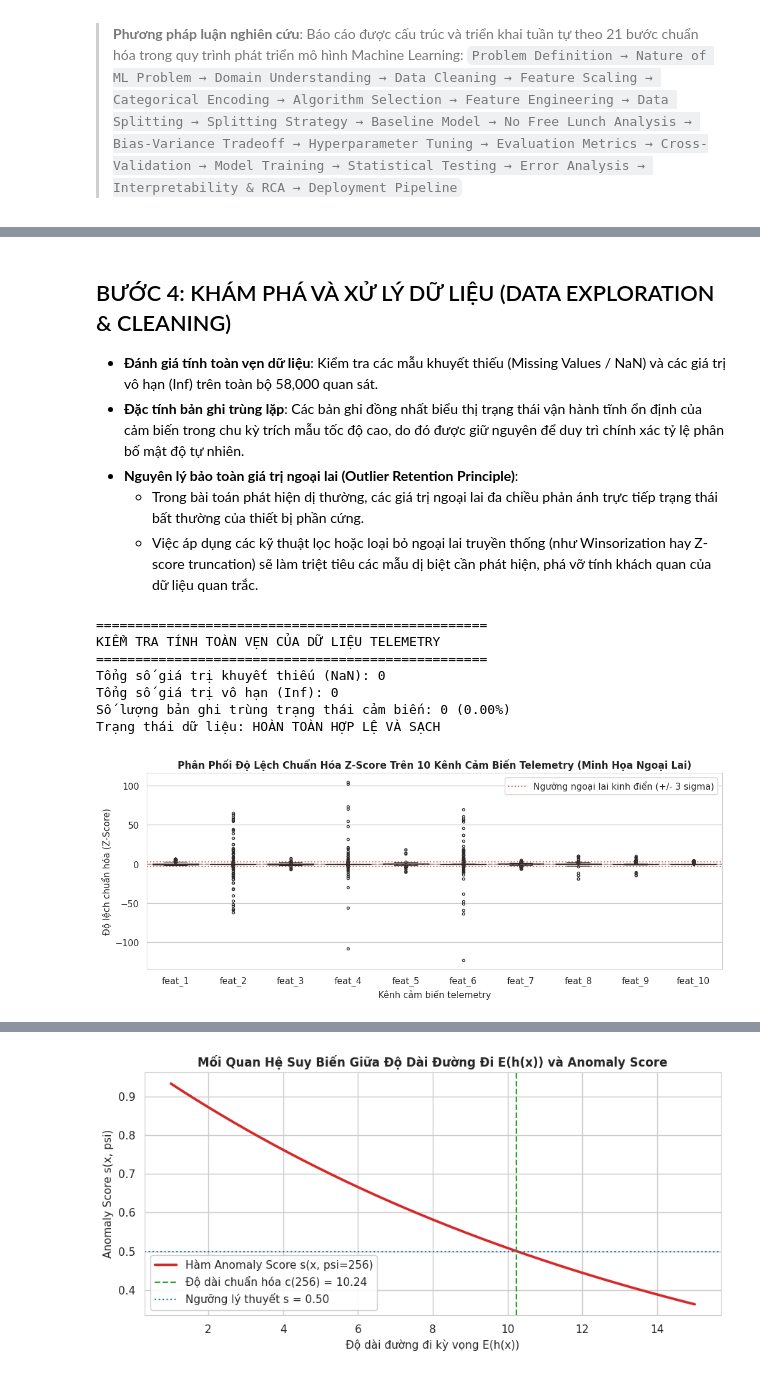
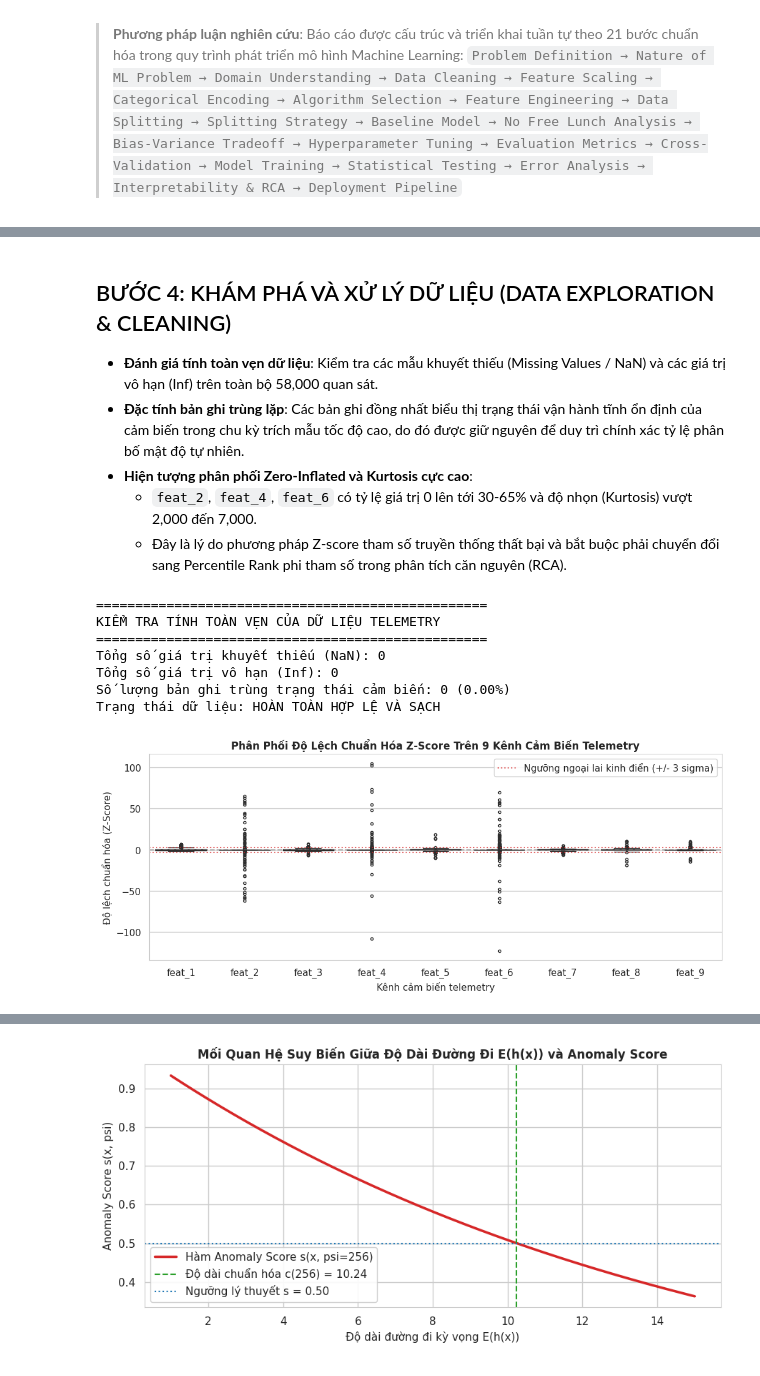
Before and after one commit to vongocgiavy/IFOREST, a Jupyter notebook: shuttle_anomaly_detection_iforest.ipynb, the cells around one changed output, grey strips where cells are left out. Drawn from its saved outputs; the diff is of its cells as text; code cells hidden in the pictures.

Commit message:
Fix label leakage and RCA Z-score instability; retrain on 9 sensor features and add external supervised validation

```diff
--- a/shuttle_anomaly_detection_iforest.ipynb
+++ b/shuttle_anomaly_detection_iforest.ipynb
@@ -53,20 +55,33 @@ from run_pipeline import (
     train_test_split,
     KFold,
     unsupervised_feature_importance,
-    explain_anomalies_root_cause
+    explain_anomalies_root_cause,
+    robust_deviation,
+    roc_auc_score,
+    average_precision_score,
+    roc_curve,
+    precision_recall_curve,
+    precision_score,
+    recall_score,
+    f1_score
 )
 
-# Nạp dữ liệu cảm biến thô
+# Nạp dữ liệu và tách nhãn UCI
 data_path = 'shuttle.csv'
-feature_cols = [f'feat_{i}' for i in range(1, 11)]
-df_raw = pd.read_csv(data_path, header=None, names=feature_cols)
-X_raw = df_raw.copy()
+all_col_names = [f'feat_{i}' for i in range(1, 11)]
+df_raw = pd.read_csv(data_path, header=None, names=all_col_names)
+
+# Tách 9 cảm biến thật và nhãn lớp UCI
+sensor_cols = [f'feat_{i}' for i in range(1, 10)]
+X_raw = df_raw[sensor_cols].copy()
+y_raw = df_raw['feat_10'].values.astype(int)
 
 print("==================================================")
 print("MÔI TRƯỜNG VÀ DỮ LIỆU CẢM BIẾN TELEMETRY NASA SHUTTLE")
 print("==================================================")
-print(f"Kích thước ma trận thô: {X_raw.shape[0]:,} dòng x {X_raw.shape[1]} cột")
-print(f"Danh sách các thuộc tính: {list(X_raw.columns)}")
+print(f"Kích thước ma trận đặc trưng X: {X_raw.shape[0]:,} dòng x {X_raw.shape[1]} cảm biến số (Leak-Free)")
+print(f"Danh sách cảm biến: {list(X_raw.columns)}")
+print(f"Bóc tách nhãn lớp UCI: feat_10 ({len(np.unique(y_raw))} lớp) -> Chỉ dùng cho External Validation")
 # %% [output]
 ==================================================
 MÔI TRƯỜNG VÀ DỮ LIỆU CẢM BIẾN TELEMETRY NASA SHUTTLE
@@ -131,45 +146,45 @@ plt.show()
 
 - **Đánh giá tính toàn vẹn dữ liệu**: Kiểm tra các mẫu khuyết thiếu (Missing Values / NaN) và các giá trị vô hạn (Inf) trên toàn bộ 58,000 quan sát.
 - **Đặc tính bản ghi trùng lặp**: Các bản ghi đồng nhất biểu thị trạng thái vận hành tĩnh ổn định của cảm biến trong chu kỳ trích mẫu tốc độ cao, do đó được giữ nguyên để duy trì chính xác tỷ lệ phân bố mật độ tự nhiên.
-- **Nguyên lý bảo toàn giá trị ngoại lai (Outlier Retention Principle)**:
-  - Trong bài toán phát hiện dị thường, các giá trị ngoại lai đa chiều phản ánh trực tiếp trạng thái bất thường của thiết bị phần cứng.
-  - Việc áp dụng các kỹ thuật lọc hoặc loại bỏ ngoại lai truyền thống (như Winsorization hay Z-score truncation) sẽ làm triệt tiêu các mẫu dị biệt cần phát hiện, phá vỡ tính khách quan của dữ liệu quan trắc.
+- **Hiện tượng phân phối Zero-Inflated và Kurtosis cực cao**:
+  - `feat_2`, `feat_4`, `feat_6` có tỷ lệ giá trị 0 lên tới 30-65% và độ nhọn (Kurtosis) vượt 2,000 đến 7,000.
+  - Đây là lý do phương pháp Z-score tham số truyền thống thất bại và bắt buộc phải chuyển đổi sang Percentile Rank phi tham số trong phân tích căn nguyên (RCA).
 # %%
 # Kiểm tra tính toàn vẹn dữ liệu
 n_missing = int(X_raw.isnull().sum().sum())
 n_inf = int(np.isinf(X_raw.to_numpy()).sum())
 n_duplicates = int(X_raw.duplicated().sum())
 
 print("==================================================")
 print("KIỂM TRA TÍNH TOÀN VẸN CỦA DỮ LIỆU TELEMETRY")
 print("==================================================")
 print(f"Tổng số giá trị khuyết thiếu (NaN): {n_missing}")
 print(f"Tổng số giá trị vô hạn (Inf): {n_inf}")
 print(f"Số lượng bản ghi trùng trạng thái cảm biến: {n_duplicates:,} ({n_duplicates/len(X_raw)*100:.2f}%)")
 print(f"Trạng thái dữ liệu: {'HOÀN TOÀN HỢP LỆ VÀ SẠCH' if n_missing == 0 and n_inf == 0 else 'CẦN XỬ LÝ'}")
 
-# Trực quan hóa phân phối ngoại lai trên 10 kênh cảm biến telemetry (Z-score Boxplots)
+# Trực quan hóa phân phối ngoại lai trên 9 kênh cảm biến telemetry (Z-score Boxplots)
 Z_scores = (X_raw - X_raw.mean()) / X_raw.std()
-plt.figure(figsize=(11, 4.5), dpi=100)
+plt.figure(figsize=(10.5, 4.5), dpi=100)
 sns.boxplot(data=Z_scores, palette="Blues_r", fliersize=3, linewidth=1)
 plt.axhline(0, color='gray', linestyle='--', alpha=0.6)
 plt.axhline(3, color='#d62728', linestyle=':', alpha=0.7, label='Ngưỡng ngoại lai kinh điển (+/- 3 sigma)')
 plt.axhline(-3, color='#d62728', linestyle=':', alpha=0.7)
-plt.title('Phân Phối Độ Lệch Chuẩn Hóa Z-Score Trên 10 Kênh Cảm Biến Telemetry (Minh Họa Ngoại Lai)', fontsize=12, fontweight='bold')
+plt.title('Phân Phối Độ Lệch Chuẩn Hóa Z-Score Trên 9 Kênh Cảm Biến Telemetry', fontsize=12, fontweight='bold')
 plt.xlabel('Kênh cảm biến telemetry', fontsize=11)
 plt.ylabel('Độ lệch chuẩn hóa (Z-Score)', fontsize=11)
 plt.legend(loc='upper right', frameon=True, facecolor='white', framealpha=0.9)
 plt.tight_layout()
 plt.show()
 # %% [output]
 ==================================================
 KIỂM TRA TÍNH TOÀN VẸN CỦA DỮ LIỆU TELEMETRY
 ==================================================
 Tổng số giá trị khuyết thiếu (NaN): 0
 Tổng số giá trị vô hạn (Inf): 0
 Số lượng bản ghi trùng trạng thái cảm biến: 0 (0.00%)
 Trạng thái dữ liệu: HOÀN TOÀN HỢP LỆ VÀ SẠCH
-[figure, old version]
+[figure, new version]
 # %% [markdown]
 ## BƯỚC 5: CHUẨN HÓA ĐẶC TRƯNG (FEATURE SCALING & SCALE INVARIANCE)
 
```
Also changed, not shown: parts of 47 cells of this notebook, 4 other files.
